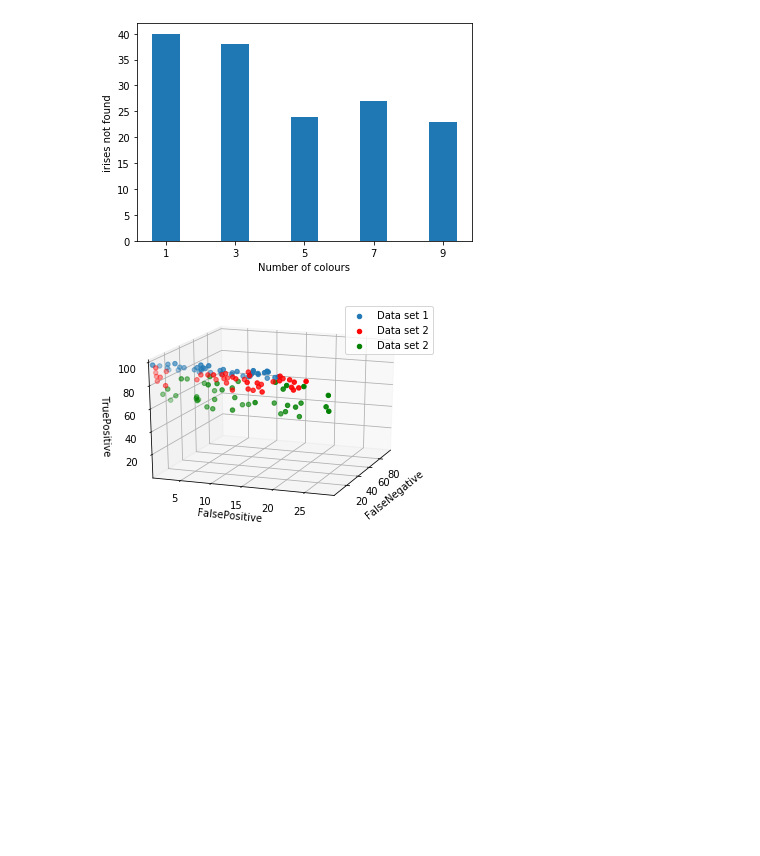
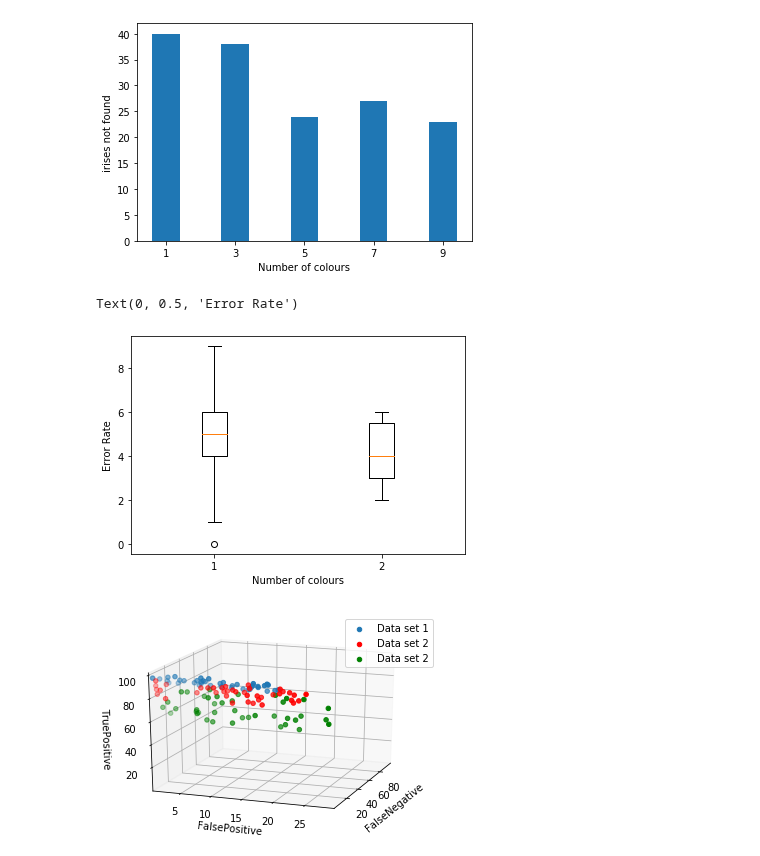
Before and after one commit to nielsr2/P3-G306, a Jupyter notebook: evaluationtest/plot_test.ipynb, the cells around one changed output. Cells and saved outputs as stored; diff of their text form; code cells hidden in the pictures; blank space fills up the shorter version.

```diff
--- a/evaluationtest/plot_test.ipynb
+++ b/evaluationtest/plot_test.ipynb
@@ -66,6 +66,21 @@ ax.set_ylabel('irises not found')
 # %% [output]
 Text(0, 0.5, 'irises not found')
 [figure]
+# %%
+import matplotlib.pyplot as plt
+
+#fig = plt.figure()
+
+#y_values = [1,3,6,7,5,5,4,6,2,9,9,0,4,5,4,4,5,6]
+y_values = [[1,3,6,7,5,5,4,6,2,9,9,0,4,5,4,4,5,6],[3,4,6,3,5,4,6,6,4,3,2]]
+
+fig, ax = plt.subplots()
+ax.boxplot(y_values)
+ax.set_xlabel('Number of colours')
+ax.set_ylabel('Error Rate')
+# %% [output]
+Text(0, 0.5, 'Error Rate')
+[figure, added]
 # %%
 import matplotlib.pyplot as plt
 from matplotlib.ticker import PercentFormatter
```
Also changed, not shown: 30 other files.
